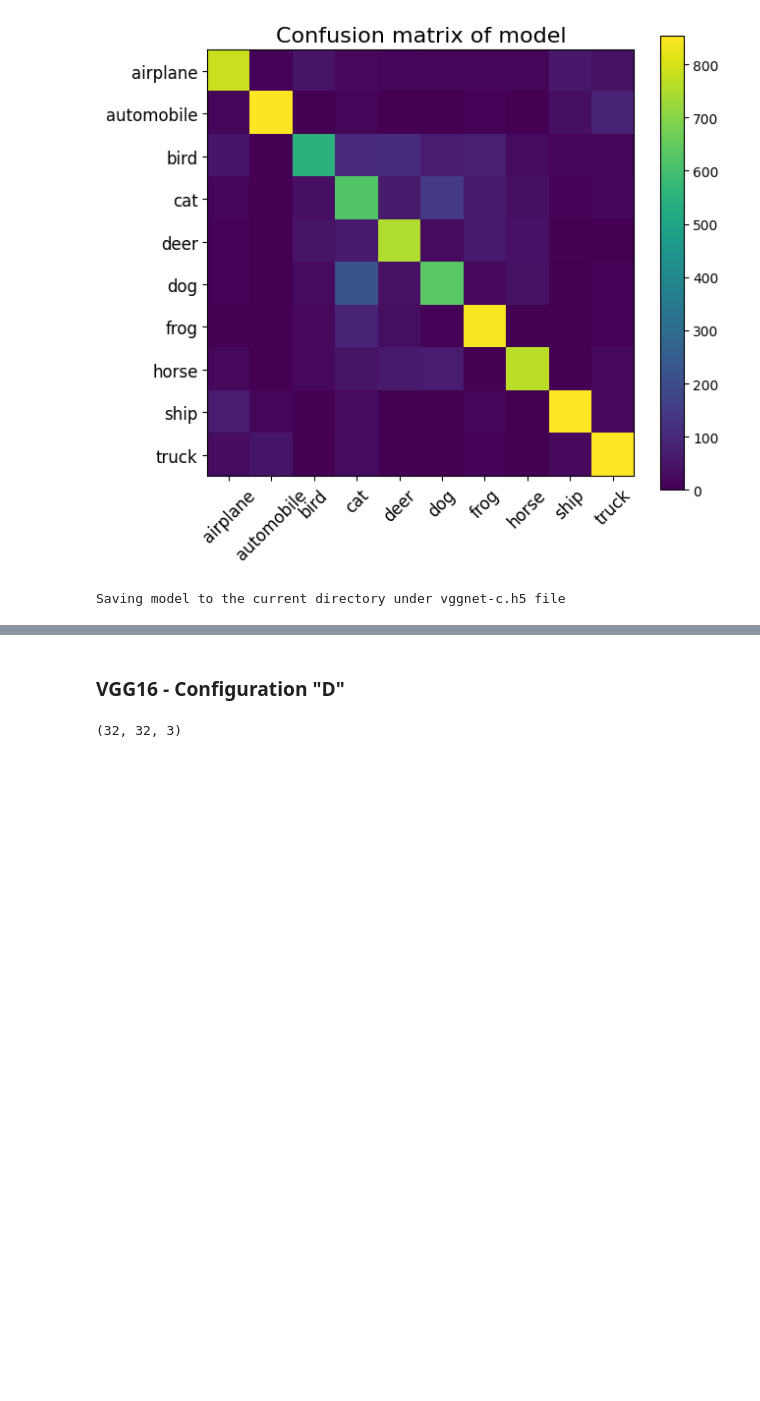
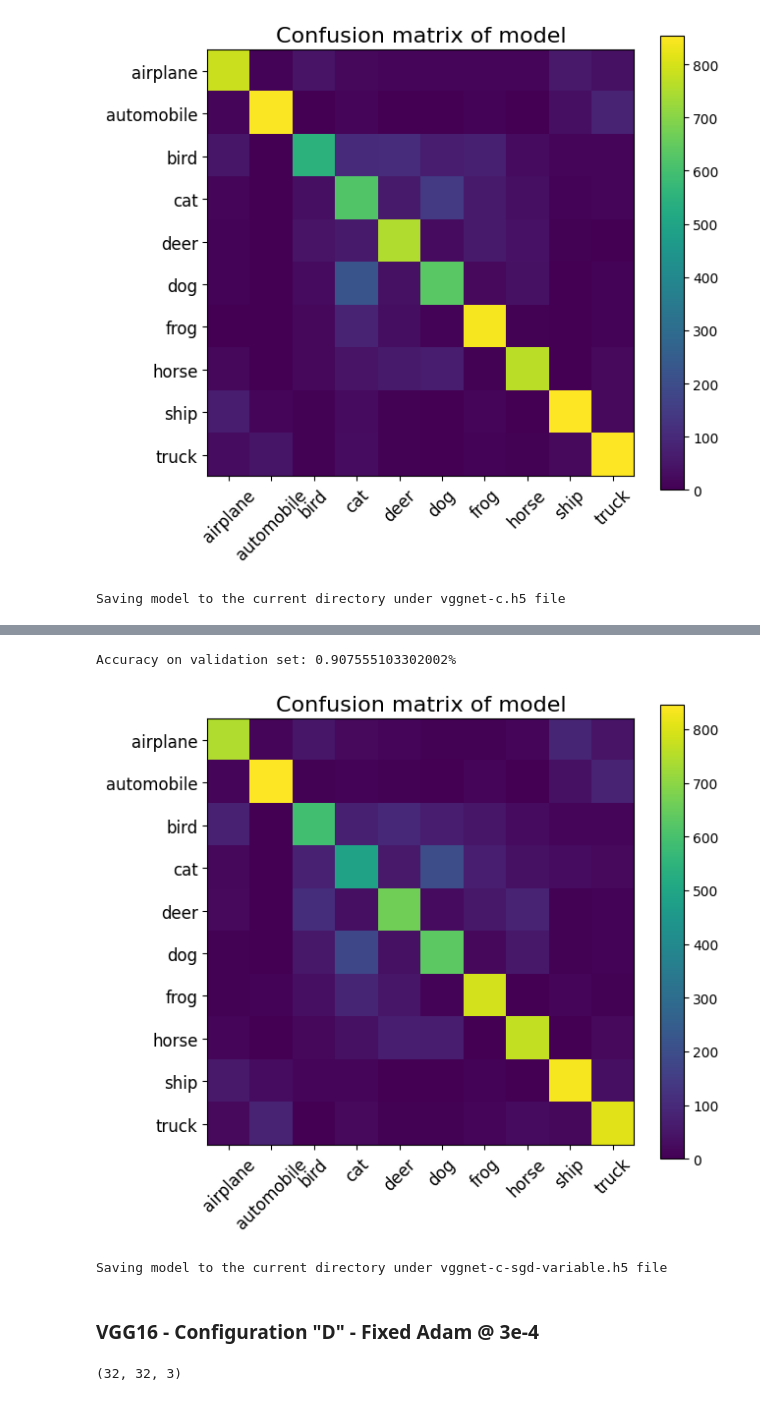
Before and after one commit to florent-haffner/deep-lab, a Jupyter notebook: notebooks/2014 - VGG - CIFAR10 - keras.ipynb, the cells around one changed output, grey strips where cells are left out. Cells and saved outputs as stored; diff of their text form; code cells hidden in the pictures; blank space fills up the shorter version.

Commit message:
WIP - update AlexNet+VGG /w SGD & variable lr

```diff
--- a/notebooks/2014 - VGG - CIFAR10 - keras.ipynb
+++ b/notebooks/2014 - VGG - CIFAR10 - keras.ipynb
@@ -307,0 +466,3 @@ Saving model to the current directory under vggnet-c.h5 file
+# %%
+confusion = confusion_matrix(y_test, flat_preds)
+confusion
@@ -308,5 +480,24 @@ Saving model to the current directory under vggnet-c.h5 file
+# %%
+print(f'Accuracy on validation set: {metric.result().numpy()}%')
+
+plt.figure(figsize=(7, 6))
+plt.title(f'Confusion matrix of model', fontsize=16)
+plt.imshow(confusion)
+plt.xticks(np.arange(10), classe_names, rotation=45, fontsize=12)
+plt.yticks(np.arange(10), classe_names, fontsize=12)
+plt.colorbar()
+plt.show()
+# %% [output]
+Accuracy on validation set: 0.907555103302002%
+[figure, added]
+# %%
+model_file = f'{model_name}.h5'
+print(f'Saving model to the current directory under {model_file} file')
+model.save(f'{model_file}')
+# %% [output]
+Saving model to the current directory under vggnet-c-sgd-variable.h5 file
 # %% [markdown]
-### VGG16 - Configuration "D"
+### VGG16 - Configuration "D" - Fixed Adam @ 3e-4
 # %%
 model_name = 'vggnet-d'
 batch_size = 512
```
Also changed, not shown: parts of 24 cells of this notebook, 2 other files.
